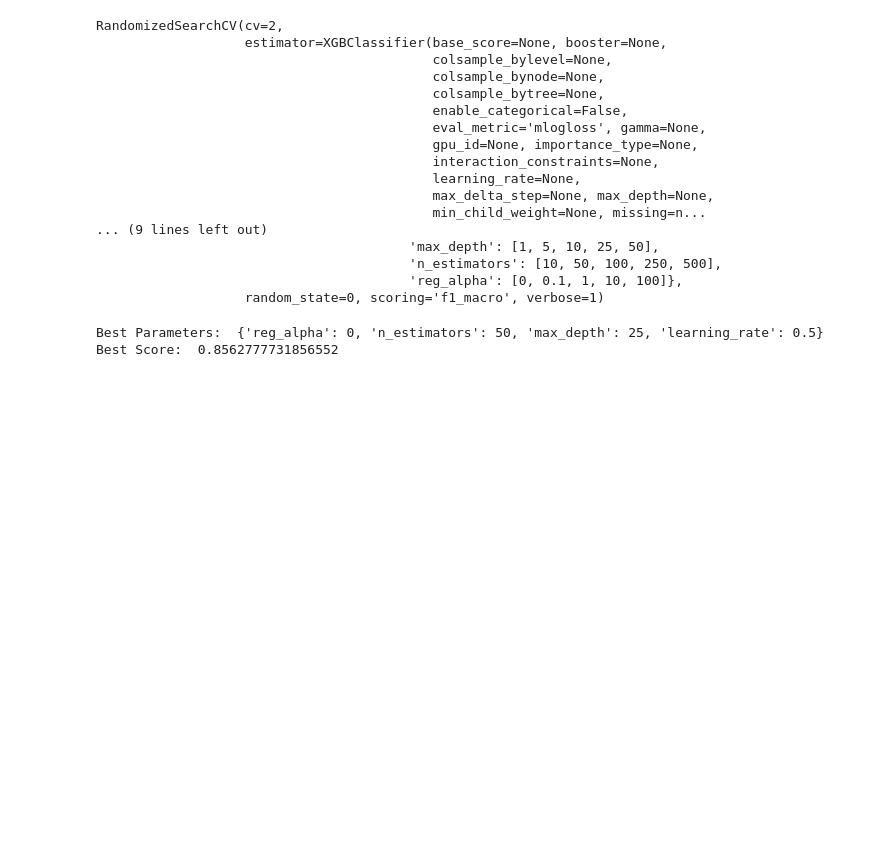
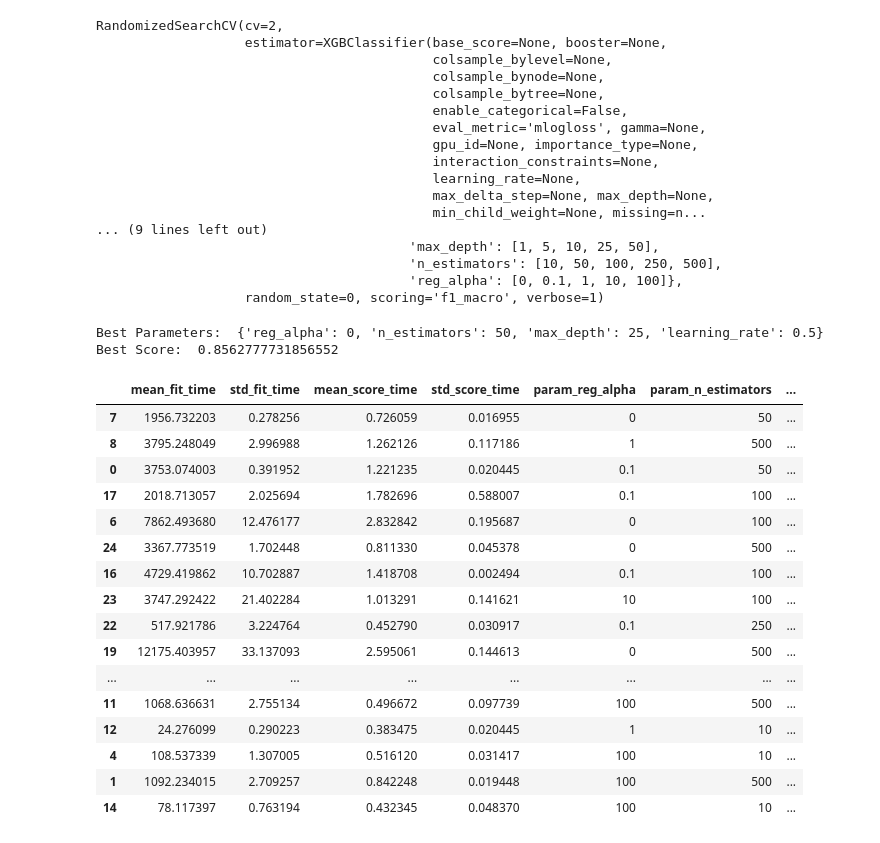
Before and after one commit to apeiffer/sentiment-analysis, a Jupyter notebook: notebooks/XGBoost.ipynb, the cells around one changed output. Saved outputs shown, nothing was run; the diff lists cells and outputs as text; code cells hidden in the pictures; blank space fills up the shorter version.

```diff
--- a/notebooks/XGBoost.ipynb
+++ b/notebooks/XGBoost.ipynb
@@ -69,10 +94,36 @@ RandomizedSearchCV(cv=2,
                                         'n_estimators': [10, 50, 100, 250, 500],
                                         'reg_alpha': [0, 0.1, 1, 10, 100]},
                    random_state=0, scoring='f1_macro', verbose=1)
-# %%
-print('Best Parameters: ', rand_cv.best_params_)
-print('Best Score: ', rand_cv.best_score_)
-best_model = rand_cv.best_estimator_
-# %% [output]
-Best Parameters:  {'reg_alpha': 0, 'n_estimators': 50, 'max_depth': 25, 'learning_rate': 0.5}
-Best Score:  0.8562777731856552
+# %%
+import matplotlib.pyplot as plt
+import pandas as pd
+
+print('Best Parameters: ', rand_cv.best_params_)
+print('Best Score: ', rand_cv.best_score_)
+best_model = rand_cv.best_estimator_
+
+res = rand_cv.cv_results_
+res.pop('params',None)
+res.pop('split0_test_score',None)
+res.pop('split1_test_score',None)
+pd.DataFrame(res).sort_values('rank_test_score')
+# %% [output]
+Best Parameters:  {'reg_alpha': 0, 'n_estimators': 50, 'max_depth': 25, 'learning_rate': 0.5}
+Best Score:  0.8562777731856552
+|  | mean_fit_time | std_fit_time | mean_score_time | std_score_time | param_reg_alpha | param_n_estimators | ... |
+| 7 | 1956.732203 | 0.278256 | 0.726059 | 0.016955 | 0 | 50 | ... |
+| 8 | 3795.248049 | 2.996988 | 1.262126 | 0.117186 | 1 | 500 | ... |
+| 0 | 3753.074003 | 0.391952 | 1.221235 | 0.020445 | 0.1 | 50 | ... |
+| 17 | 2018.713057 | 2.025694 | 1.782696 | 0.588007 | 0.1 | 100 | ... |
+| 6 | 7862.493680 | 12.476177 | 2.832842 | 0.195687 | 0 | 100 | ... |
+| 24 | 3367.773519 | 1.702448 | 0.811330 | 0.045378 | 0 | 500 | ... |
+| 16 | 4729.419862 | 10.702887 | 1.418708 | 0.002494 | 0.1 | 100 | ... |
+| 23 | 3747.292422 | 21.402284 | 1.013291 | 0.141621 | 10 | 100 | ... |
+| 22 | 517.921786 | 3.224764 | 0.452790 | 0.030917 | 0.1 | 250 | ... |
+| 19 | 12175.403957 | 33.137093 | 2.595061 | 0.144613 | 0 | 500 | ... |
+| ... | ... | ... | ... | ... | ... | ... | ... |
+| 11 | 1068.636631 | 2.755134 | 0.496672 | 0.097739 | 100 | 500 | ... |
+| 12 | 24.276099 | 0.290223 | 0.383475 | 0.020445 | 1 | 10 | ... |
+| 4 | 108.537339 | 1.307005 | 0.516120 | 0.031417 | 100 | 10 | ... |
+| 1 | 1092.234015 | 2.709257 | 0.842248 | 0.019448 | 100 | 500 | ... |
+| 14 | 78.117397 | 0.763194 | 0.432345 | 0.048370 | 100 | 10 | ... |
```
Also changed, not shown: parts of 4 cells of this notebook.
